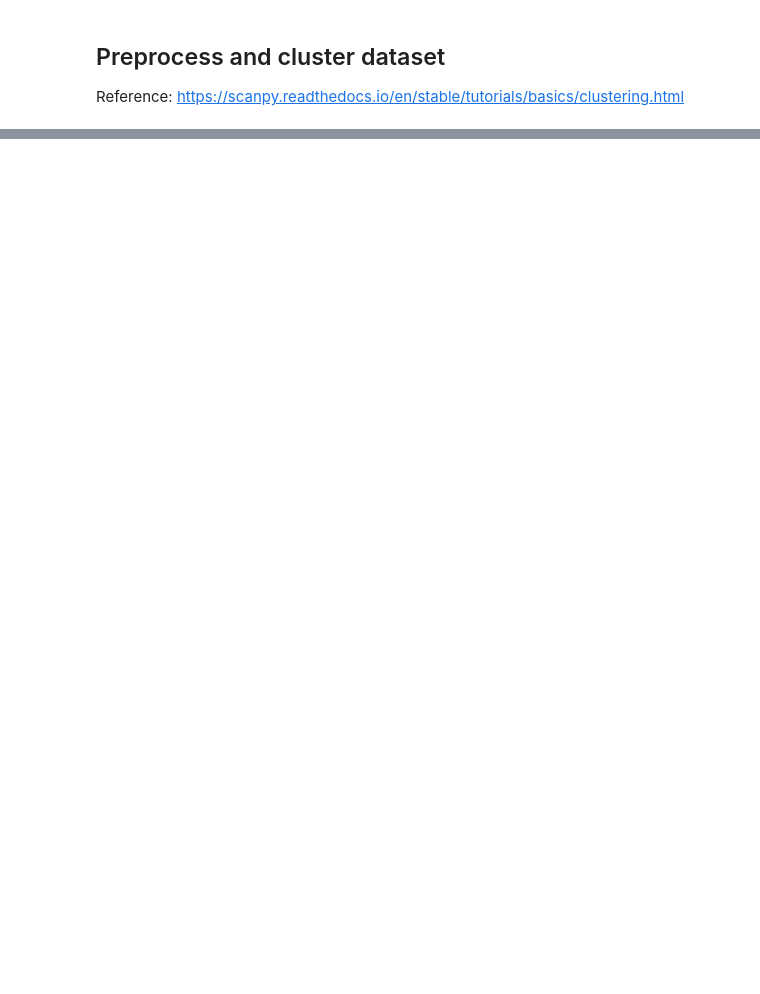
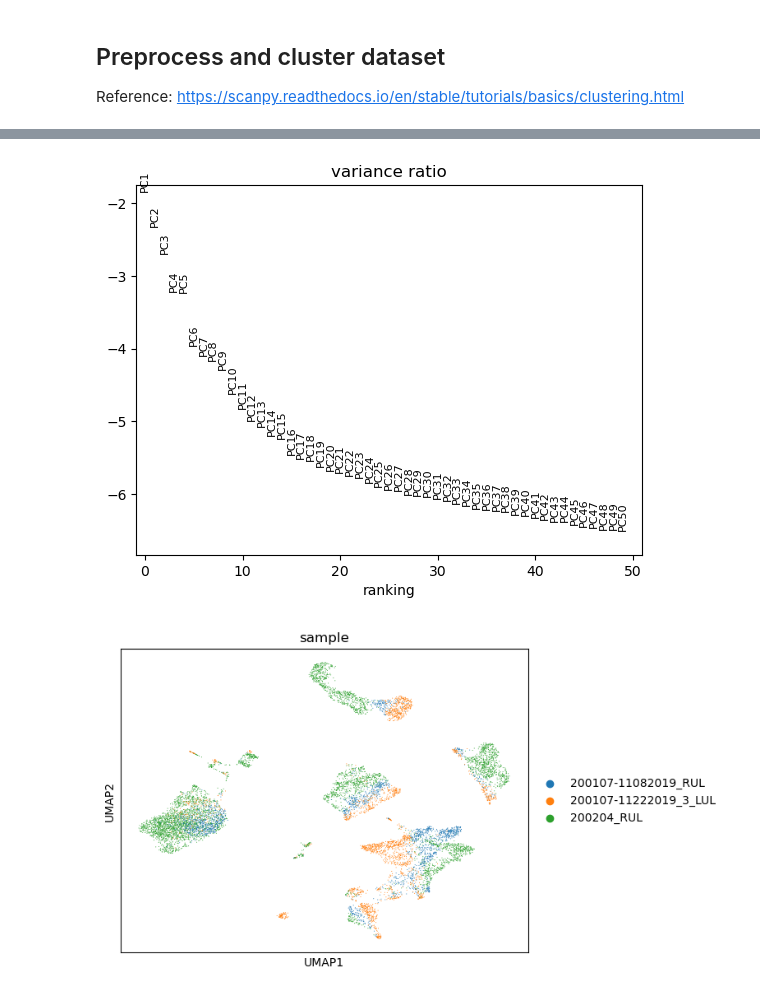
Before and after one commit to jwhitener95/sample_workflow, a Jupyter notebook: process_datasets/process_Miller2023.ipynb, the cells around one changed output, grey strips where cells are left out. Saved outputs shown, nothing was run; the diff lists cells and outputs as text; code cells hidden in the pictures; blank space fills up the shorter version.

```diff
--- a/process_datasets/process_Miller2023.ipynb
+++ b/process_datasets/process_Miller2023.ipynb
@@ -37,0 +54,6 @@ MemoryError: Unable to allocate 256. MiB for an array with shape (67037558,) and
+# %%
+# Label cell types in the AnnData
+adata = label_cells(adata)
+# %% [output]
+[figure, added]
+[figure, added]
```
Also changed, not shown: parts of 9 cells of this notebook, 2 other files.
